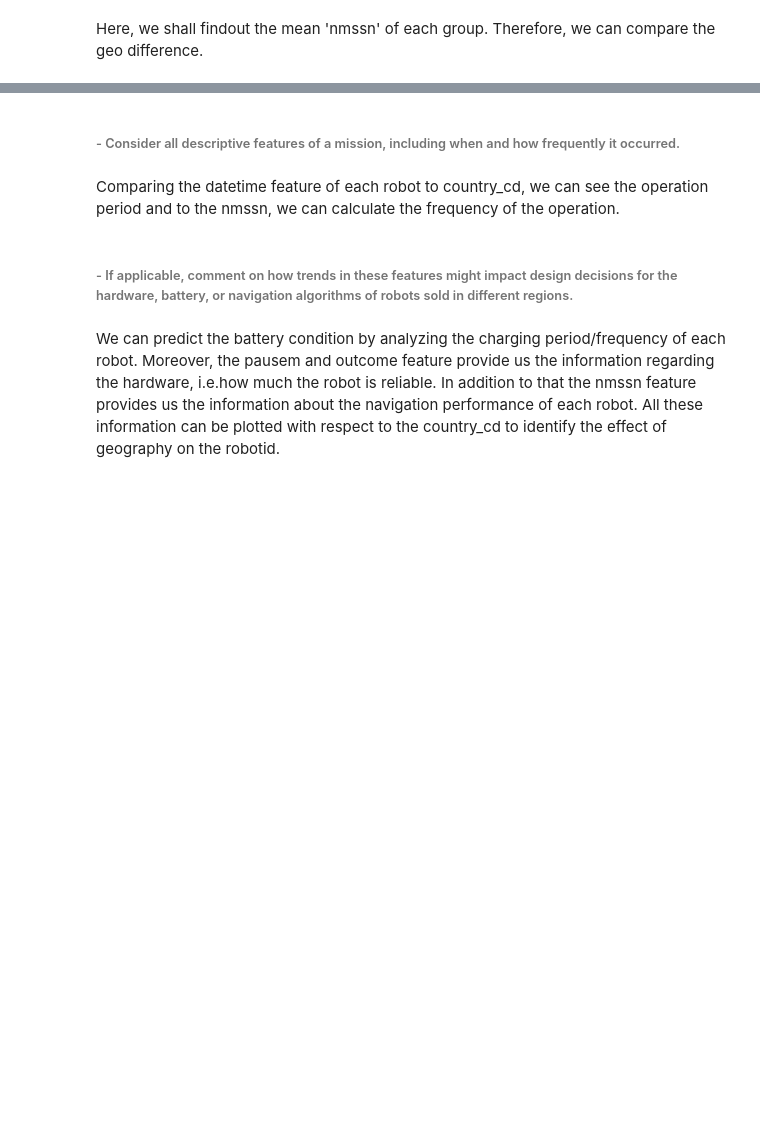
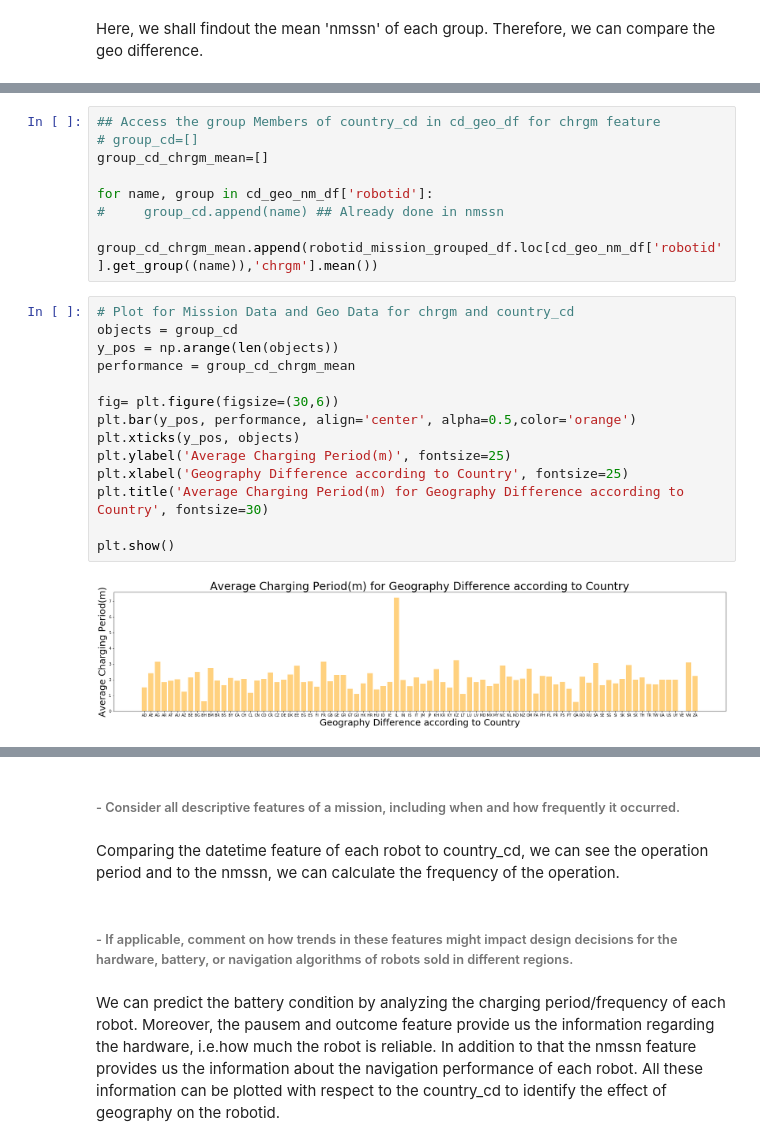
Before and after one commit to mkmrabby/Geo-and-Mission-Data-Analysis-for-the-Robot-Performance-Measurement, a Jupyter notebook: geo_mission_analysis.ipynb, the cells around one changed output, grey strips where cells are left out. Drawn from its saved outputs; the diff is of its cells as text; blank space fills up the shorter version.

```diff
--- a/geo_mission_analysis.ipynb
+++ b/geo_mission_analysis.ipynb
@@ -269,0 +306,24 @@ ZZUJVI3GXRLIG0MT   65.586207  45.827586  4.482759   5.344828
+# %%
+## Access the group Members of country_cd in cd_geo_df for chrgm feature
+# group_cd=[]
+group_cd_chrgm_mean=[]
+
+for name, group in cd_geo_nm_df['robotid']:
+#     group_cd.append(name) ## Already done in nmssn
+    group_cd_chrgm_mean.append(robotid_mission_grouped_df.loc[cd_geo_nm_df['robotid'].get_group((name)),'chrgm'].mean())
+# %%
+# Plot for Mission Data and Geo Data for chrgm and country_cd
+objects = group_cd
+y_pos = np.arange(len(objects))
+performance = group_cd_chrgm_mean
+
+fig= plt.figure(figsize=(30,6))
+plt.bar(y_pos, performance, align='center', alpha=0.5,color='orange')
+plt.xticks(y_pos, objects)
+plt.ylabel('Average Charging Period(m)', fontsize=25)
+plt.xlabel('Geography Difference according to Country', fontsize=25)
+plt.title('Average Charging Period(m) for Geography Difference according to Country', fontsize=30)
+
+plt.show()
+# %% [output]
+[figure, added]
```
Also changed, not shown: parts of 11 cells of this notebook.
